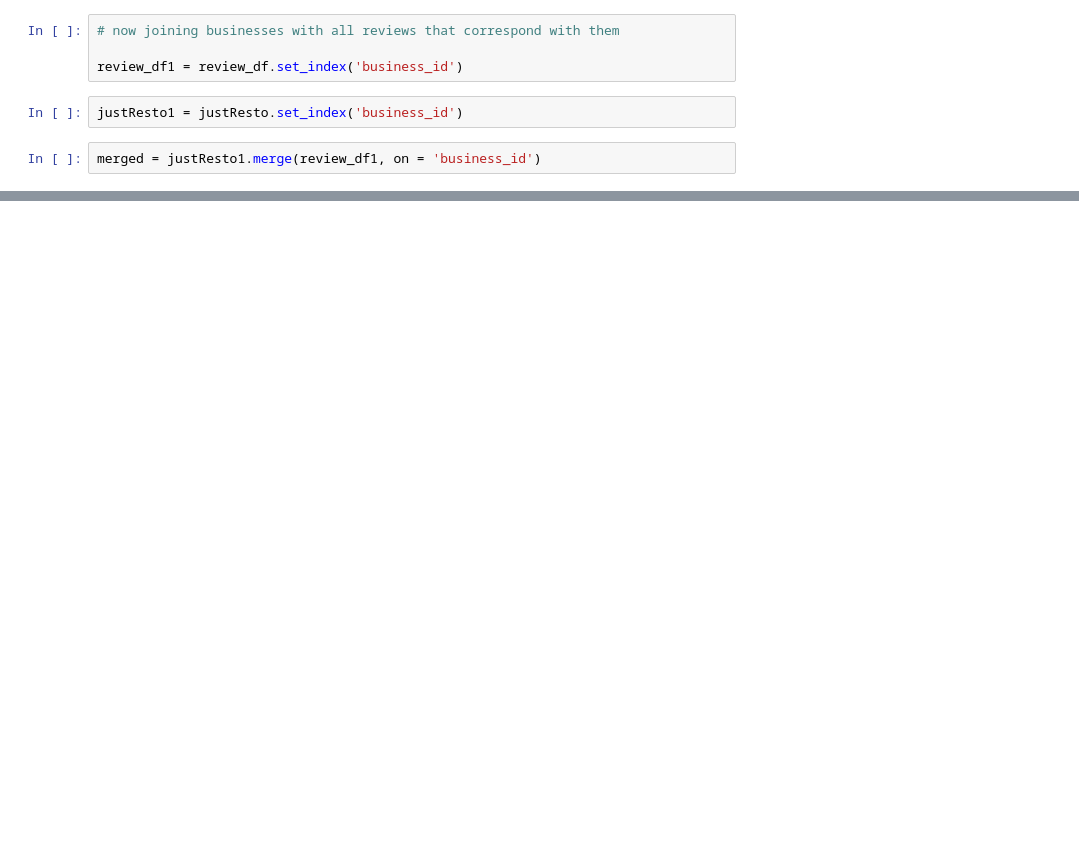
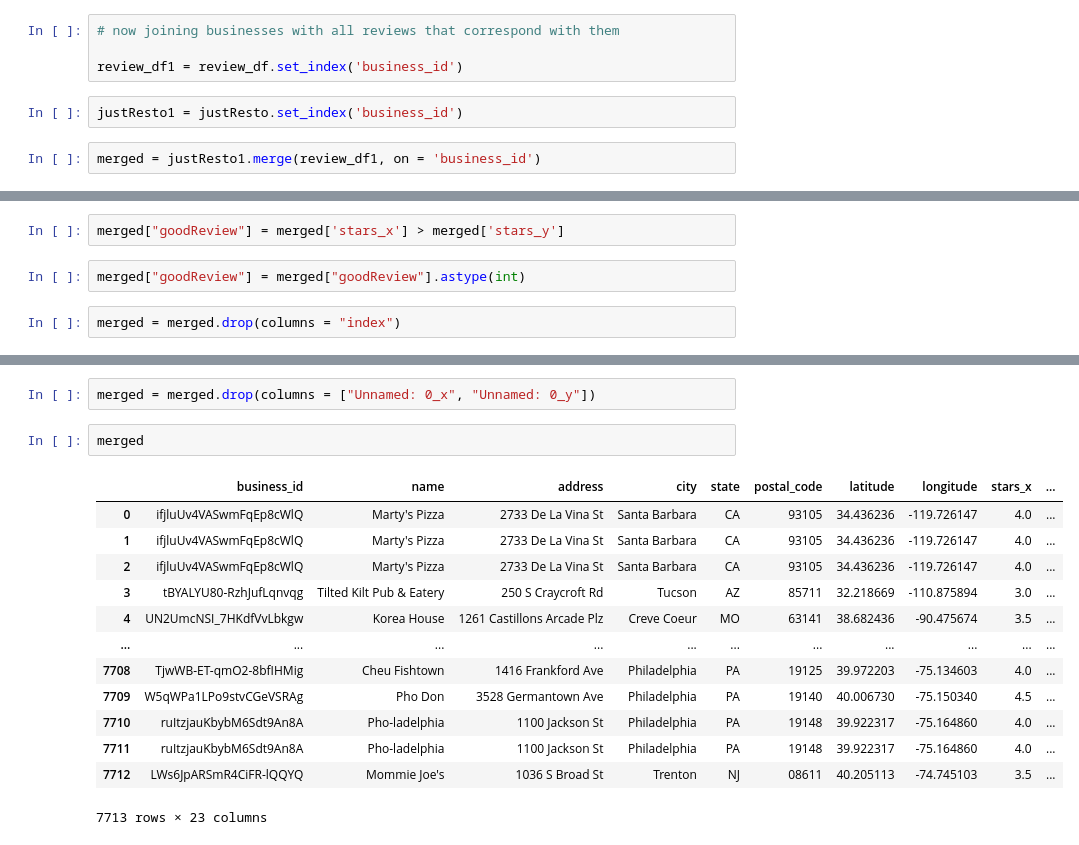
Before and after one commit to jessecho516/CS-334-Final-Project, a Jupyter notebook: mj_q1_isolatingResto.ipynb, the cells around one changed output, grey strips where cells are left out. Saved outputs shown, nothing was run; the diff lists cells and outputs as text; blank space fills up the shorter version.

```diff
--- a/mj_q1_isolatingResto.ipynb
+++ b/mj_q1_isolatingResto.ipynb
@@ -133,0 +118,6 @@ merged1
+# %%
+merged["goodReview"] = merged['stars_x'] > merged['stars_y']
+# %%
+merged["goodReview"] = merged["goodReview"].astype(int)
+# %%
+merged = merged.drop(columns = "index")
@@ -133,0 +126,18 @@ merged1
+# %%
+merged = merged.drop(columns = ["Unnamed: 0_x", "Unnamed: 0_y"])
+# %%
+merged
+# %% [output]
+|  | business_id | name | address | city | state | postal_code | latitude | longitude | stars_x | ... |
+| 0 | ifjluUv4VASwmFqEp8cWlQ | Marty's Pizza | 2733 De La Vina St | Santa Barbara | CA | 93105 | 34.436236 | -119.726147 | 4.0 | ... |
+| 1 | ifjluUv4VASwmFqEp8cWlQ | Marty's Pizza | 2733 De La Vina St | Santa Barbara | CA | 93105 | 34.436236 | -119.726147 | 4.0 | ... |
+| 2 | ifjluUv4VASwmFqEp8cWlQ | Marty's Pizza | 2733 De La Vina St | Santa Barbara | CA | 93105 | 34.436236 | -119.726147 | 4.0 | ... |
+| 3 | tBYALYU80-RzhJufLqnvqg | Tilted Kilt Pub & Eatery | 250 S Craycroft Rd | Tucson | AZ | 85711 | 32.218669 | -110.875894 | 3.0 | ... |
+| 4 | UN2UmcNSI_7HKdfVvLbkgw | Korea House | 1261 Castillons Arcade Plz | Creve Coeur | MO | 63141 | 38.682436 | -90.475674 | 3.5 | ... |
+| ... | ... | ... | ... | ... | ... | ... | ... | ... | ... | ... |
+| 7708 | TjwWB-ET-qmO2-8bfIHMig | Cheu Fishtown | 1416 Frankford Ave | Philadelphia | PA | 19125 | 39.972203 | -75.134603 | 4.0 | ... |
+| 7709 | W5qWPa1LPo9stvCGeVSRAg | Pho Don | 3528 Germantown Ave | Philadelphia | PA | 19140 | 40.006730 | -75.150340 | 4.5 | ... |
+| 7710 | ruItzjauKbybM6Sdt9An8A | Pho-ladelphia | 1100 Jackson St | Philadelphia | PA | 19148 | 39.922317 | -75.164860 | 4.0 | ... |
+| 7711 | ruItzjauKbybM6Sdt9An8A | Pho-ladelphia | 1100 Jackson St | Philadelphia | PA | 19148 | 39.922317 | -75.164860 | 4.0 | ... |
+| 7712 | LWs6JpARSmR4CiFR-lQQYQ | Mommie Joe's | 1036 S Broad St | Trenton | NJ | 08611 | 40.205113 | -74.745103 | 3.5 | ... |
+7713 rows × 23 columns
```
Also changed, not shown: parts of 5 cells of this notebook.
